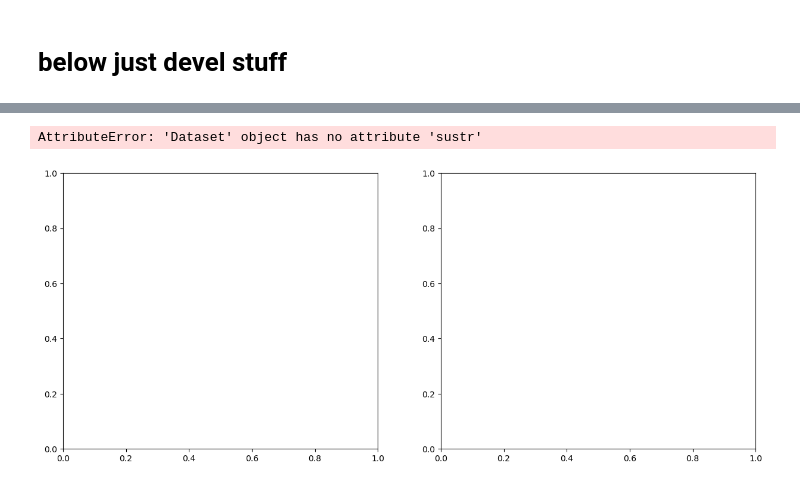
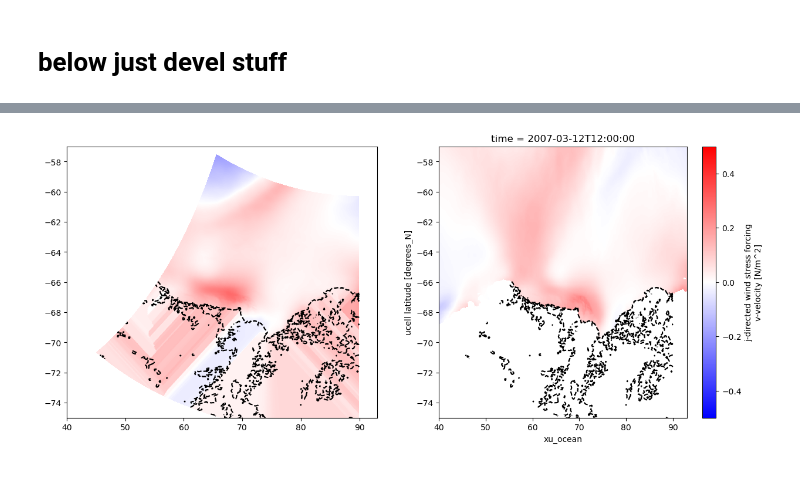
Before and after one commit to dgwyther/vanderford-setup, a Jupyter notebook: notebooks/make_sbc-amery_access.ipynb, the cells around one changed output, grey strips where cells are left out. Cells and saved outputs as stored; diff of their text form; code cells hidden in the pictures.

Commit message:
more tweaks to correct access sbc frc code

```diff
--- a/notebooks/make_sbc-amery_access.ipynb
+++ b/notebooks/make_sbc-amery_access.ipynb
@@ -235,3 +253,20 @@ u_lon_flat,u_lat_flat = u_lon_2d.flatten(),u_lat_2d.flatten()
+# %%
+# define inpaint_nans
+def inpaint_nans(inField):
+    im = inField.copy()
+    import scipy
+    ipn_kernel = np.array([[1,1,1],[1,0,1],[1,1,1]]) # kernel for inpaint_nans
+    nans = np.isnan(im)
+    while np.sum(nans)>0:
+        im[nans] = 0
+        vNeighbors = scipy.signal.convolve2d((nans==False),ipn_kernel,mode='same',boundary='symm')
+        im2 = scipy.signal.convolve2d(im,ipn_kernel,mode='same',boundary='symm')
+        im2[vNeighbors>0] = im2[vNeighbors>0]/vNeighbors[vNeighbors>0]
+        im2[vNeighbors==0] = np.nan
+        im2[(nans==False)] = im[(nans==False)]
+        im = im2
+        nans = np.isnan(im)
+    return im
 # %%
 def regrid_access(slon,slat,sdat,tlon,tlat):
     tdat =griddata((slon,slat),sdat,(tlon,tlat),'cubic')
@@ -311,0 +275,7 @@ month
+# %%
+# load the variables that I will need to load each time within the loop
+R_grid.load(),print('loaded')
+swflx_temporary.load(),print('loaded')
+shflx_temporary.load(),print('loaded')
+tau_x_temporary.load(),print('loaded')
+tau_y_temporary.load(),print('loaded')
@@ -353,8 +330,6 @@ for month,days,month_nb in zip(month,daysPerMonth,month_nb):
         shflux_tmp = shflx_temporary.net_sfc_heating.isel(time=Eidx) #load from the DOY index
         ssflux_tmp = swflx_temporary.pme_river.isel(time=Eidx)
 
-        shflux_tmp
-
         # #read in Tamura heat and fresh water flux and turn in right position
         # shflux_tmp = np.flipud(T_data[0,Tidx])
         # ssflux_tmp = np.flipud(T_data[2,Tidx])
@@ -371,8 +346,8 @@ for month,days,month_nb in zip(month,daysPerMonth,month_nb):
 
         # shflux_tmp[shflux_tmp > 0.0]*=0.5
 
-        shflux_tmp = regrid_access(t_lon_flat,t_lat_flat,shflux_tmp.values.flatten(),R_lon,R_lat)
-        ssflux_tmp = regrid_access(t_lon_flat,t_lat_flat,ssflux_tmp.values.flatten(),R_lon,R_lat)
+        shflux_tmp = regrid_access(t_lon_flat,t_lat_flat,inpaint_nans(shflux_tmp.values).flatten(),R_lon,R_lat)
+        ssflux_tmp = regrid_access(t_lon_flat,t_lat_flat,inpaint_nans(ssflux_tmp.values).flatten(),R_lon,R_lat)
 
         ds.shflux[Tidx] = shflux_tmp
         del shflux_tmp
@@ -395,8 +370,8 @@ for month,days,month_nb in zip(month,daysPerMonth,month_nb):
         tauy_rot = uv.imag
 
 
-        taux = regrid_access(u_lon_flat,u_lat_flat,taux_rot.flatten(),R_ulon,R_ulat)
-        tauy = regrid_access(u_lon_flat,u_lat_flat,tauy_rot.flatten(),R_vlon,R_vlat)
+        taux = regrid_access(u_lon_flat,u_lat_flat,inpaint_nans(taux_rot).flatten(),R_ulon,R_ulat)
+        tauy = regrid_access(u_lon_flat,u_lat_flat,inpaint_nans(tauy_rot).flatten(),R_vlon,R_vlat)
 
 
         # #convert to stress
@@ -523,14 +515,16 @@ Attributes: (0)
 # %%
 s_min = -0.5
 s_max= 0.5
 plt.close()
 fig,axes = plt.subplots(ncols=2,figsize=(15,6))
 ax0,ax1=axes.flatten()
-ds.sustr.plot(ax=ax0,vmin=s_min,vmax=s_max,cmap=plt.cm.bwr)
-old.sustr[0].plot(ax=ax1,vmin=s_min,vmax=s_max,cmap=plt.cm.bwr)
+ax0.pcolormesh(R_grid.lon_v, R_grid.lat_v, ds.svstr.isel(sms_time=-20), vmin=s_min,vmax=s_max,cmap=plt.cm.bwr)
+tau_y_temporary.tau_y.isel(time=-20).plot(ax=ax1,vmin=s_min,vmax=s_max,cmap=plt.cm.bwr)
 for ax in axes:
-    ax.set_aspect('equal')
+    # ax.set_aspect('equal')
+    ax.contour(R_grid.lon_rho,R_grid.lat_rho,R_grid.zice,levels=np.array((-1,0)),colors='k')
+    ax.set_xlim((40,93))
+    ax.set_ylim((-75,-57))
 plt.show()
 # %% [output]
-AttributeError: 'Dataset' object has no attribute 'sustr'
-[figure, old version]
+[figure, new version]
```
Also changed, not shown: parts of 14 cells of this notebook, 1 other file.
